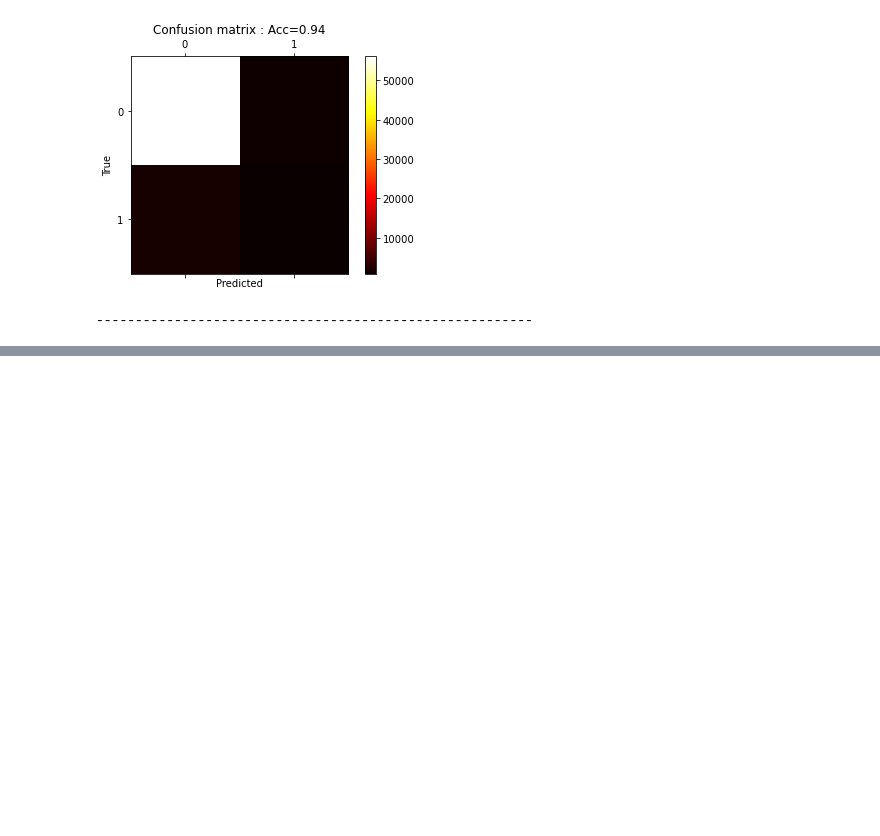
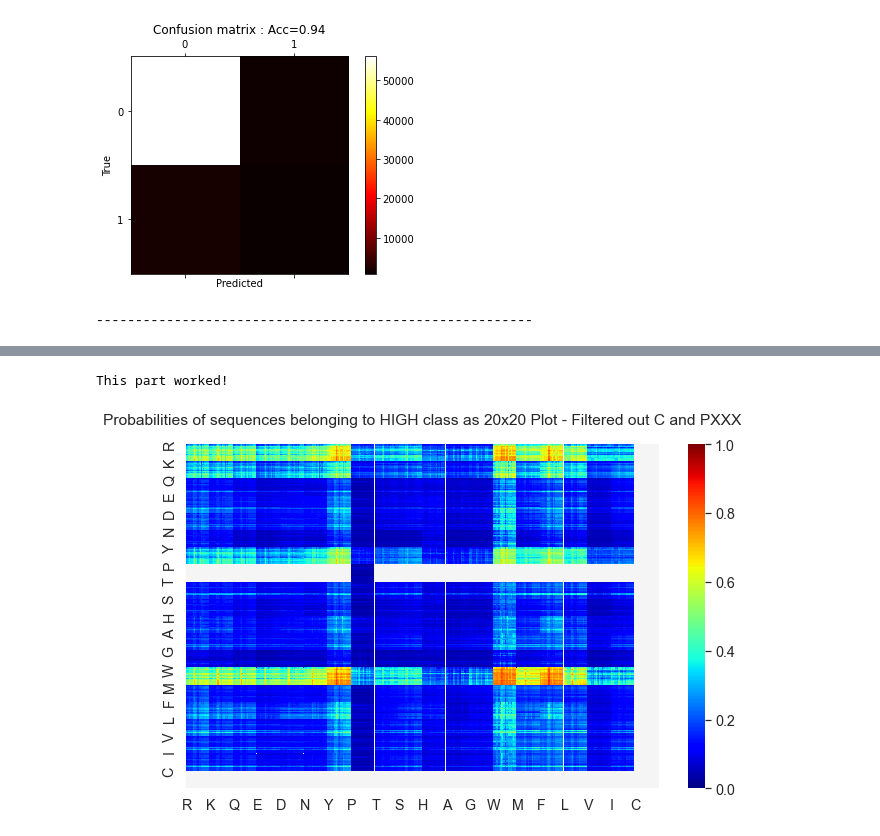
Before and after one commit to sharyar/GESAR-V2, a Jupyter notebook: MLNotebooks/Final_Evaluation_CLF_Models.ipynb, the cells around one changed output, grey strips where cells are left out. Drawn from its saved outputs; the diff is of its cells as text; code cells hidden in the pictures; blank space fills up the shorter version.

```diff
--- a/MLNotebooks/Final_Evaluation_CLF_Models.ipynb
+++ b/MLNotebooks/Final_Evaluation_CLF_Models.ipynb
@@ -437,0 +470,16 @@ combined.to_csv('Predictions-160-Probabilities.csv')
+# %%
+# Filter our data set for PXXX (not PPXX) and Sequences containing Cysteines
+
+filter_c_pxxx = pred_df_high.index.str.contains('(^P[^P])|([C])')
+idx_inverted = pred_df_high[~filter_c_pxxx].index.to_list()
+
+filtered_high_probs = pred_df_high[idx_inverted]
+filtered_low_probs = pred_df_low[idx_inverted]
+# %%
+TITLE = 'Probabilities of sequences belonging to HIGH class as 20x20 Plot - Filtered out C and PXXX'
+high_probs_20_20_plot = helper_functions.ttplot(filtered_high_probs.index, filtered_high_probs.values, title=TITLE, vmin=0.0 , vmax=1.0)
+high_probs_20_20_plot.tight_layout()
+high_probs_20_20_plot.savefig('20x20_high_probs_filtered_100.png')
+# %% [output]
+This part worked!
+[figure, added]
```
Also changed, not shown: parts of 21 cells of this notebook, 2 other files.
